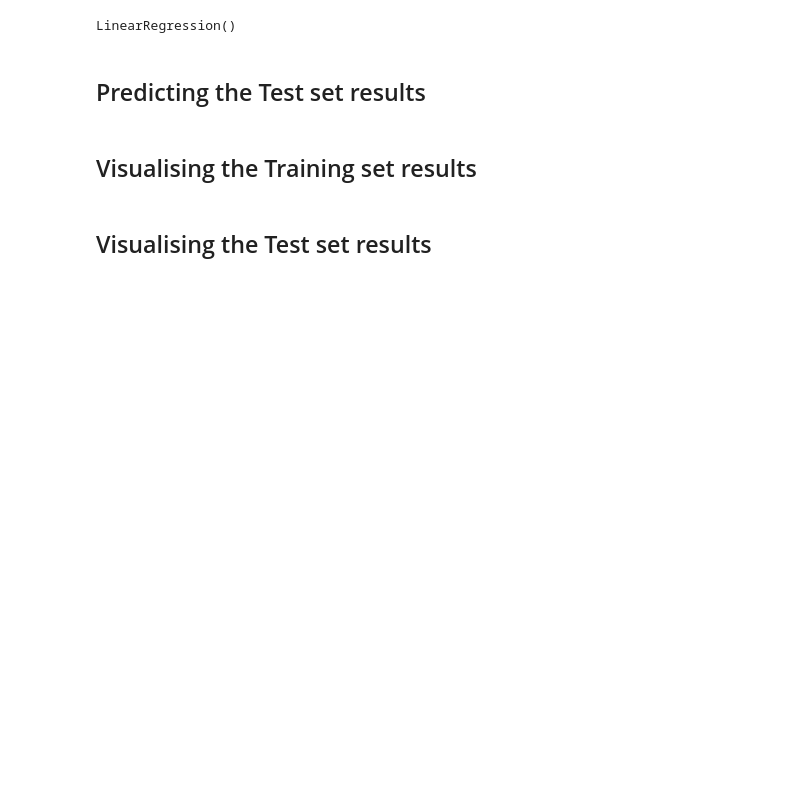
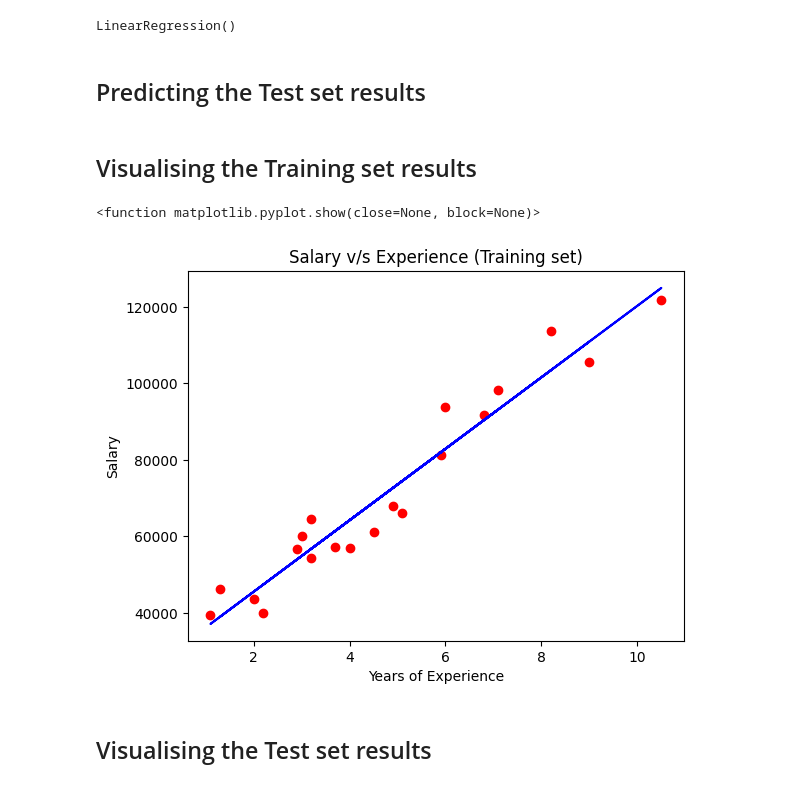
Before and after one commit to milind-bhatt/dev_world, a Jupyter notebook: ML_Self/ Simple Linear Regression/Python/simple_linear_regression.ipynb, the cells around one changed output. Saved outputs shown, nothing was run; the diff lists cells and outputs as text; code cells hidden in the pictures; blank space fills up the shorter version.

Commit message:
Simple Linear Regression

```diff
--- a/ML_Self/ Simple Linear Regression/Python/simple_linear_regression.ipynb
+++ b/ML_Self/ Simple Linear Regression/Python/simple_linear_regression.ipynb
@@ -30,4 +36,22 @@ LinearRegression()
 # %% [markdown]
 ## Visualising the Training set results
+# %%
+# plot the 2D-graph for real salaries (red point) compared to predicted salaries (blue point) using matPlotLib (plt) ==>X_train = number of years of experience,  y_train = salary
+plt.scatter(X_train, y_train, color = 'red')
+
+# now plot regression line (line of predictions coming as close as possible to real results)
+plt.plot(X_train, regressor.predict(X_train), color = 'blue')
+
+# add title
+plt.title('Salary v/s Experience (Training set)')
+# add label to X and Y axis
+plt.xlabel('Years of Experience')
+plt.ylabel('Salary')
+
+# to display graphic
+plt.show
+# %% [output]
+<function matplotlib.pyplot.show(close=None, block=None)>
+[figure, added]
 # %% [markdown]
 ## Visualising the Test set results
```
Also changed, not shown: parts of 3 cells of this notebook.
